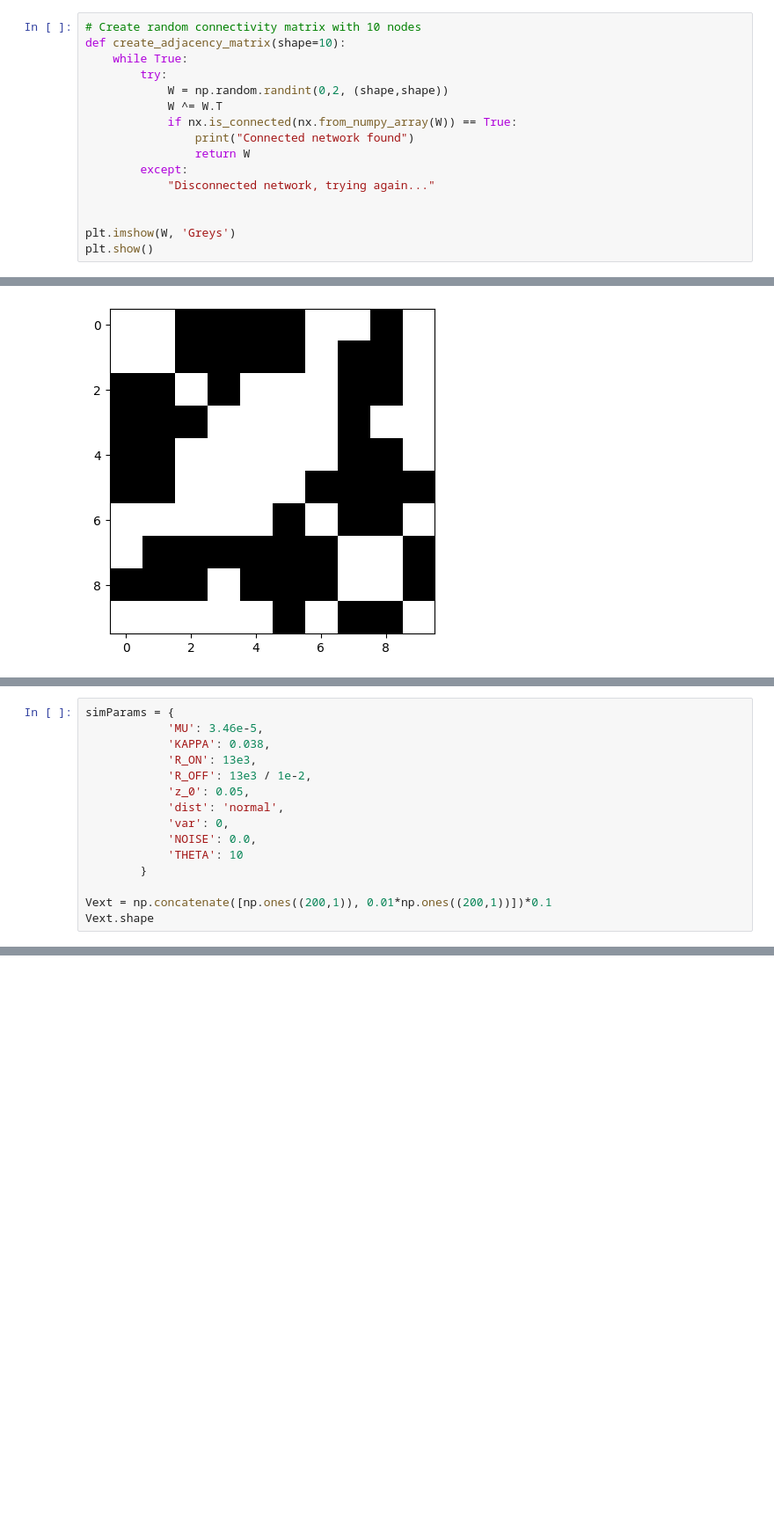
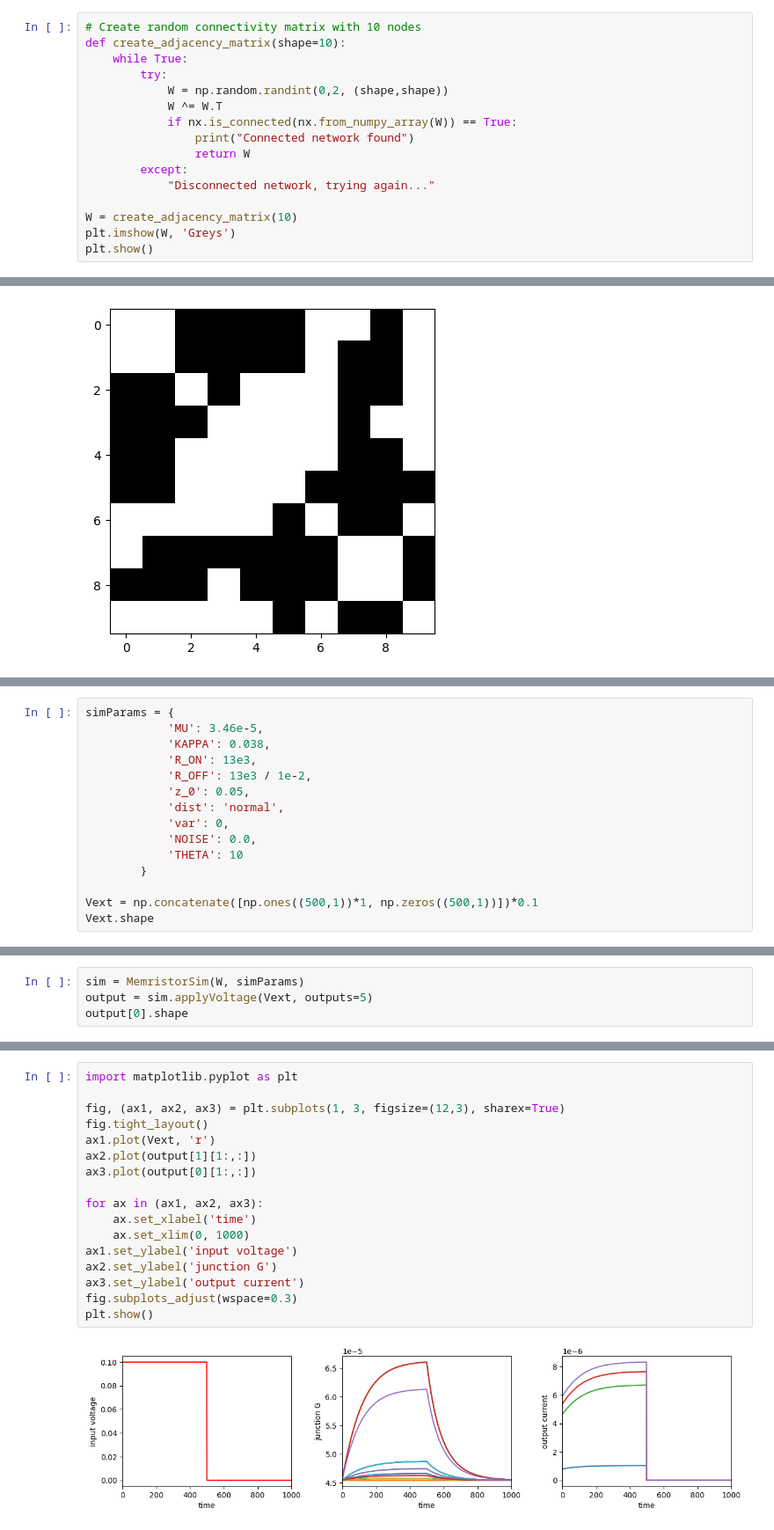
Before and after one commit to acceleratescience/data-school-Autumn23, a Jupyter notebook: Notebooks/Lab2.ipynb, the cells around one changed output, grey strips where cells are left out. Shown at 88% size. Drawn from its saved outputs; the diff is of its cells as text; blank space fills up the shorter version.

```diff
--- a/Notebooks/Lab2.ipynb
+++ b/Notebooks/Lab2.ipynb
@@ -26,7 +34,7 @@ def create_adjacency_matrix(shape=10):
         except:
             "Disconnected network, trying again..."
 
-
+W = create_adjacency_matrix(10)
 plt.imshow(W, 'Greys')
 plt.show()
 # %% [output]
@@ -45,6 +55,6 @@ simParams = {
             'THETA': 10
         }
 
-Vext = np.concatenate([np.ones((200,1)), 0.01*np.ones((200,1))])*0.1
+Vext = np.concatenate([np.ones((500,1))*1, np.zeros((500,1))])*0.1
 Vext.shape
 # %% [output]
@@ -106,0 +62,4 @@ plt.plot(states[:,1:99], lw=0.5)
+# %%
+sim = MemristorSim(W, simParams)
+output = sim.applyVoltage(Vext, outputs=5)
+output[0].shape
@@ -106,0 +68,19 @@ plt.plot(states[:,1:99], lw=0.5)
+# %%
+import matplotlib.pyplot as plt
+
+fig, (ax1, ax2, ax3) = plt.subplots(1, 3, figsize=(12,3), sharex=True)
+fig.tight_layout()
+ax1.plot(Vext, 'r')
+ax2.plot(output[1][1:,:])
+ax3.plot(output[0][1:,:])
+
+for ax in (ax1, ax2, ax3):
+    ax.set_xlabel('time')
+    ax.set_xlim(0, 1000)
+ax1.set_ylabel('input voltage')
+ax2.set_ylabel('junction G')
+ax3.set_ylabel('output current')
+fig.subplots_adjust(wspace=0.3)
+plt.show()
+# %% [output]
+[figure, added]
```
Also changed, not shown: parts of 30 cells of this notebook, 1 other file.
